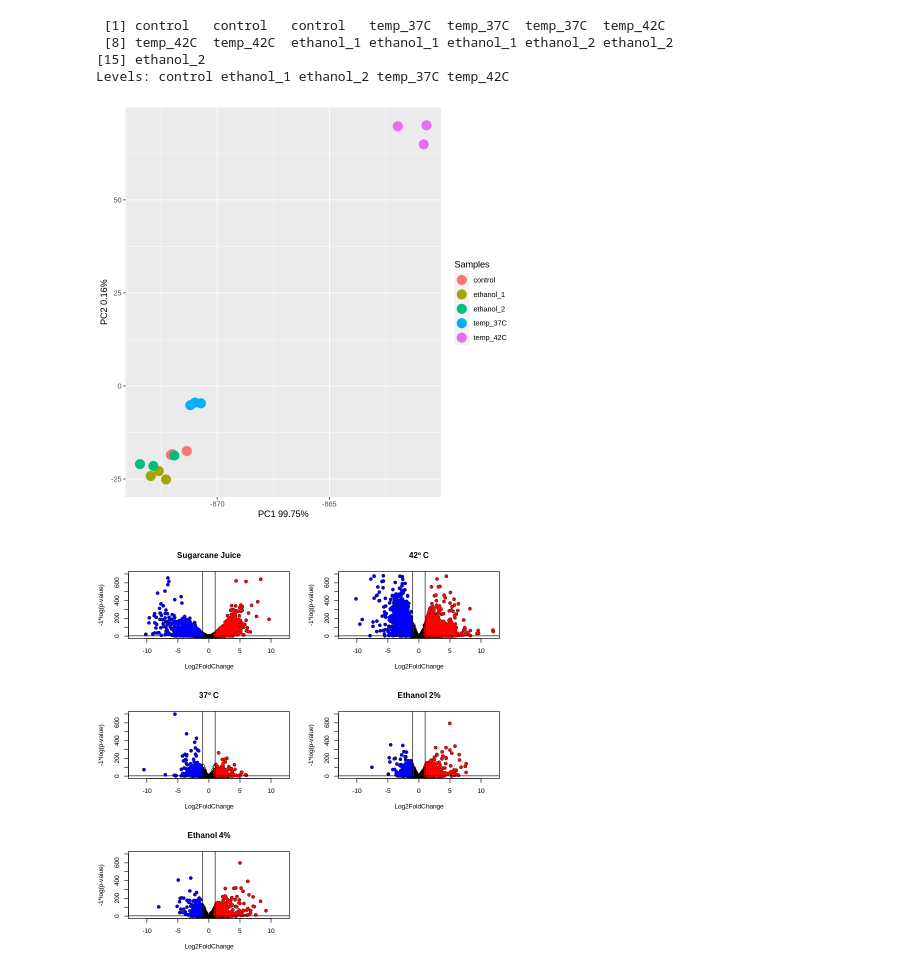
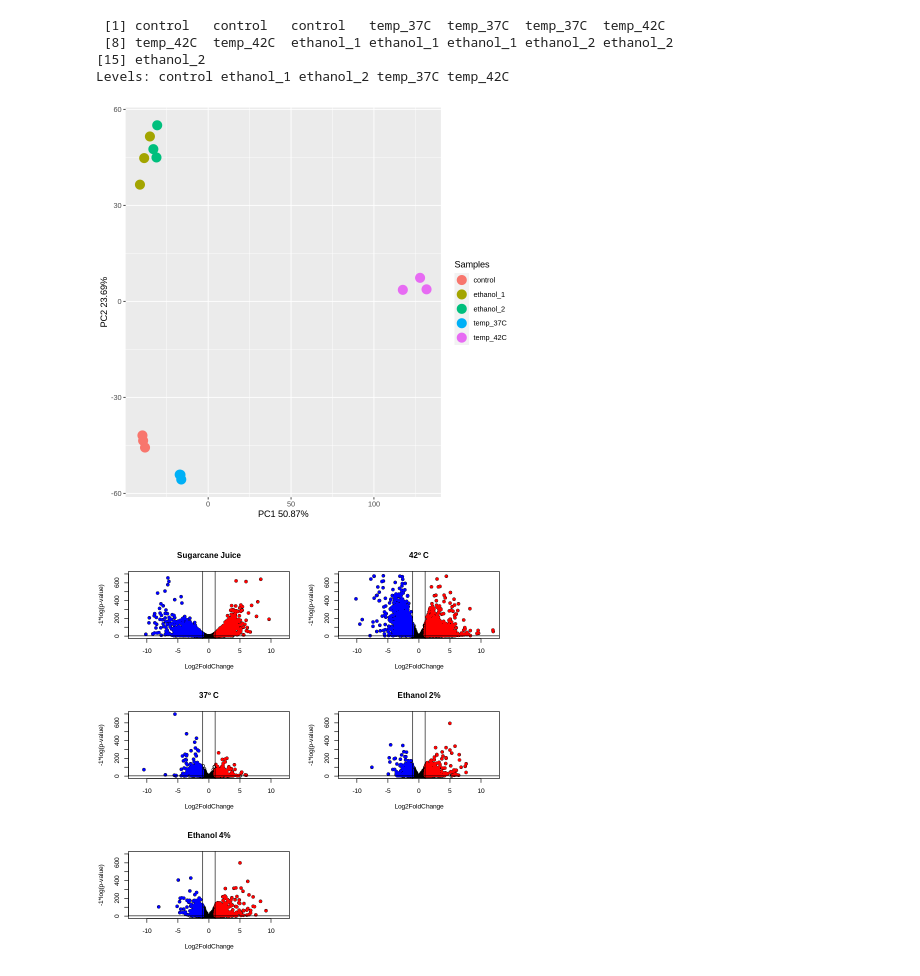
Before and after one commit to computational-chemical-biology/cis_reg, a Jupyter notebook: cis_reg_paper.ipynb, the cells around one changed output. Cells and saved outputs as stored; diff of their text form; code cells hidden in the pictures.

```diff
--- a/cis_reg_paper.ipynb
+++ b/cis_reg_paper.ipynb
@@ -108,7 +116,7 @@ A matrix: 6 × 6 of type dbl
 | 8501 | 9.094408 | 8.329778 | 8.287413 | 8.746542 | 8.307824 | 8.302890 |
 | 8502 | 10.875478 | 11.465148 | 11.388988 | 10.579917 | 10.592054 | 10.594852 |
 # %%
-feat.pca <- prcomp(t(vsd@assays@data[[1]]), center = FALSE, scale = FALSE)
+feat.pca <- prcomp(t(vsd@assays@data[[1]]), center = TRUE, scale = TRUE)
 # %%
 library(RColorBrewer)
 
@@ -212,19 +220,19 @@ dds@colData$condition
 [15] ethanol_2
 Levels: control ethanol_1 ethanol_2 temp_37C temp_42C
 # %%
-feat.pca <- prcomp(t(vsd@assays@data[[1]]), center = FALSE, scale = FALSE)
+feat.pca <- prcomp(t(vsd@assays@data[[1]]), center = TRUE, scale = TRUE)
 
 sdev <- feat.pca$sdev^2
 eig <- sdev/sum(sdev)
 
 pca.scores <- data.frame(x=feat.pca$x[,1], y=feat.pca$x[,2], Samples=dds@colData$condition)
 
 ggplot(pca.scores, aes(x=x, y=y, color=Samples)) +
        geom_point(size=5)+
        xlab(paste0('PC1 ', round(eig[1]*100,2), '%'))+
        ylab(paste0('PC2 ', round(eig[2]*100,2), '%'))
 # %% [output]
-[figure, old version]
+[figure, new version]
 # %%
 par(mfrow=c(3,2))
 volcano_plot(cane, "Sugarcane Juice")
```
Also changed, not shown: parts of 4 cells of this notebook, 2 other files.
